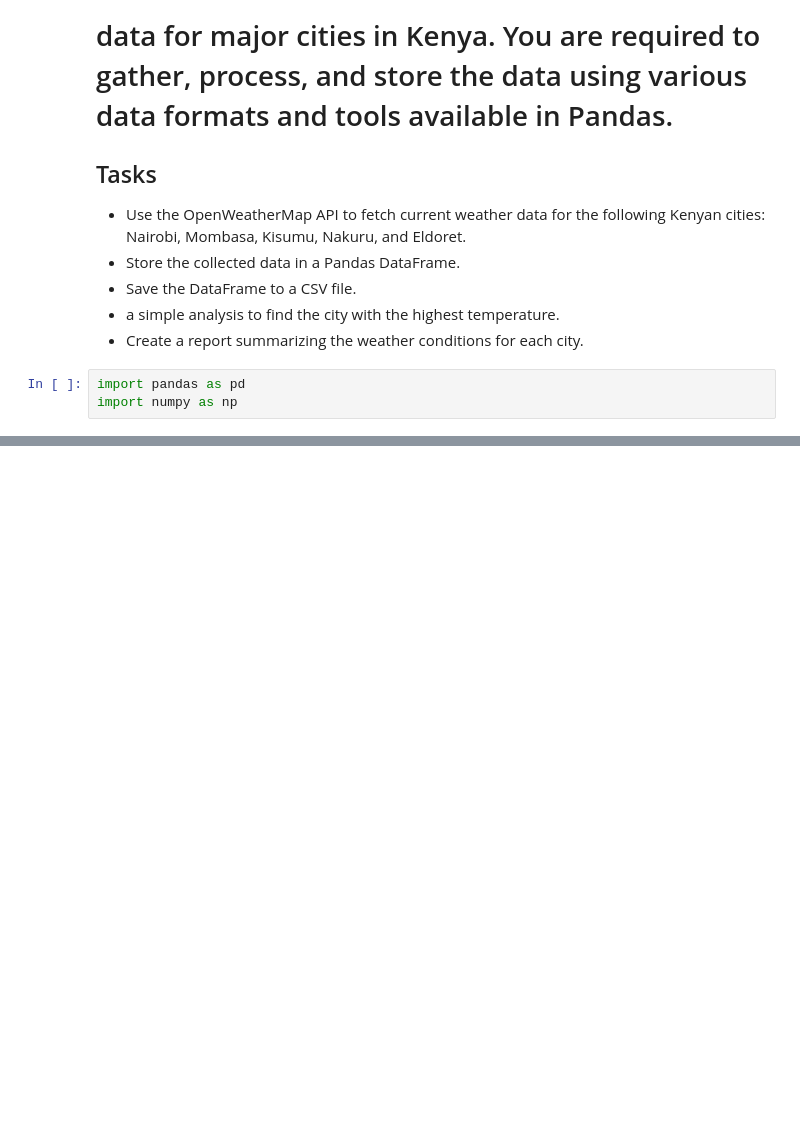
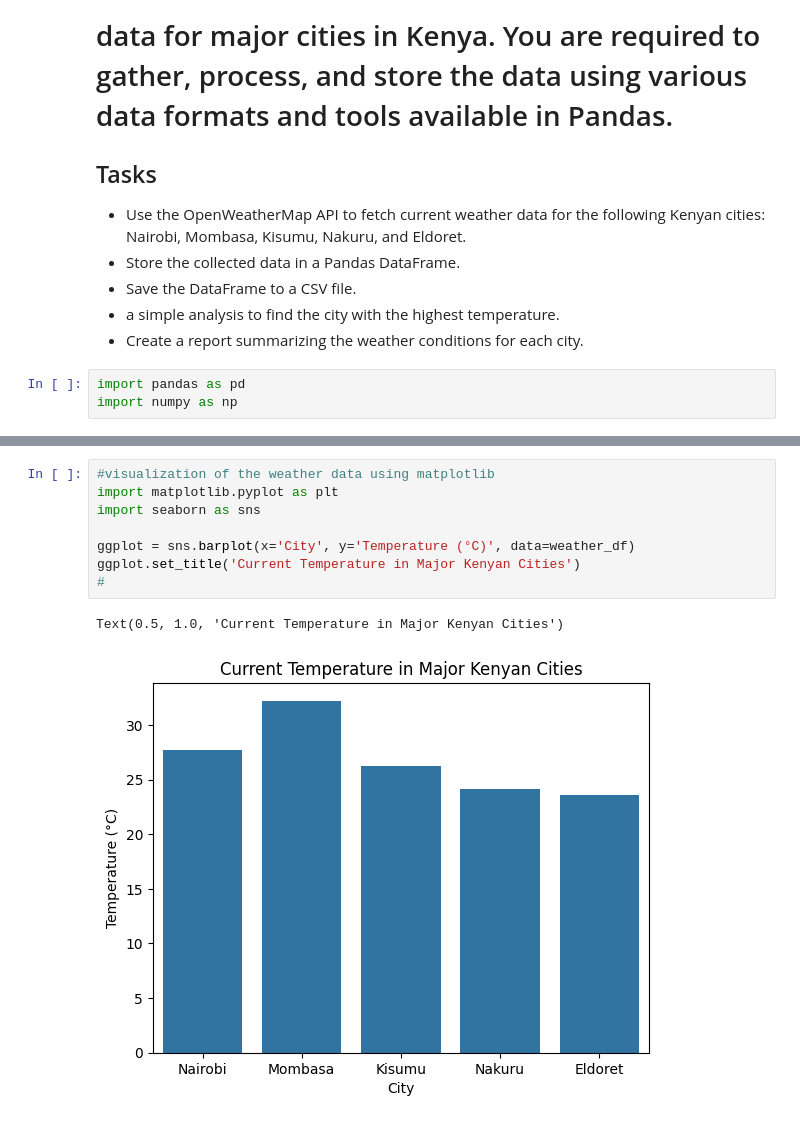
Before and after one commit to jackie-wk/sem-1-assignment, a Jupyter notebook: City_weather.ipynb, the cells around one changed output, grey strips where cells are left out. Cells and saved outputs as stored; diff of their text form; blank space fills up the shorter version.

```diff
--- a/City_weather.ipynb
+++ b/City_weather.ipynb
@@ -102,0 +212,11 @@ print(analysis_summary)
+# %%
+#visualization of the weather data using matplotlib
+import matplotlib.pyplot as plt
+import seaborn as sns
+
+ggplot = sns.barplot(x='City', y='Temperature (°C)', data=weather_df)
+ggplot.set_title('Current Temperature in Major Kenyan Cities')
+#
+# %% [output]
+Text(0.5, 1.0, 'Current Temperature in Major Kenyan Cities')
+[figure, added]
```
Also changed, not shown: parts of 10 cells of this notebook, 1 other file.
